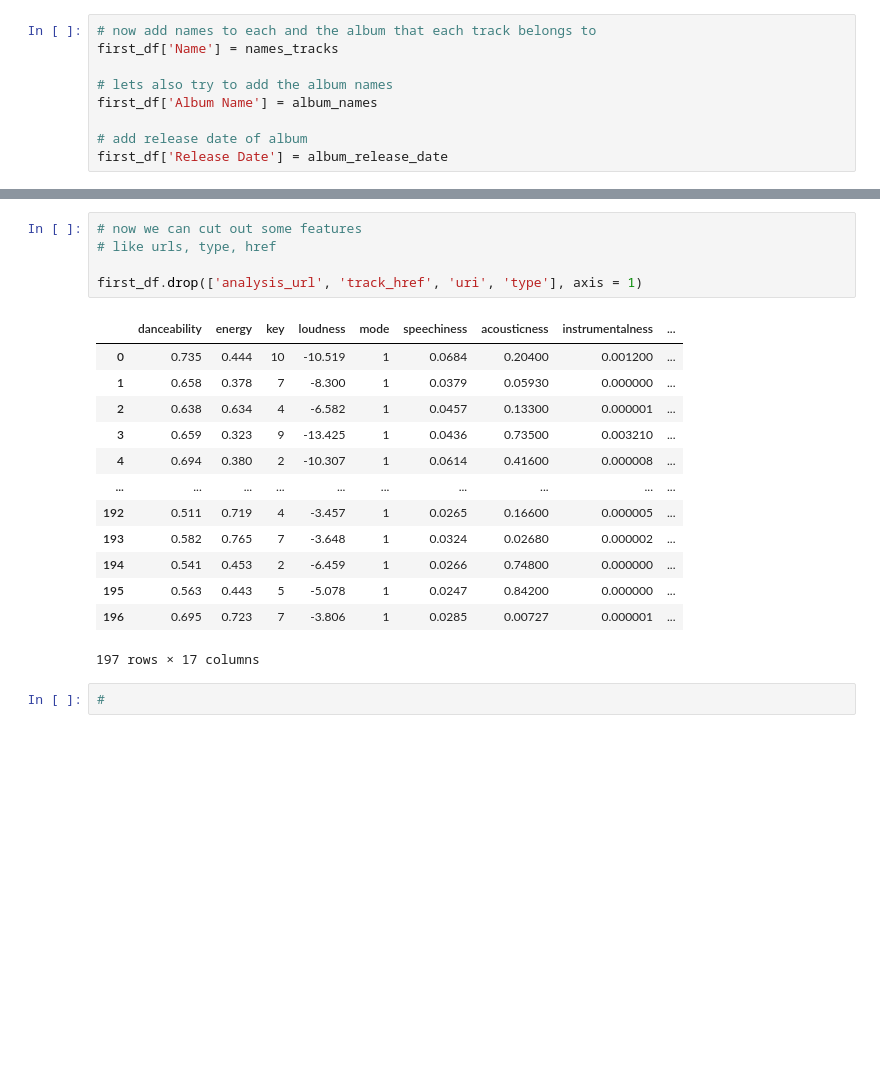
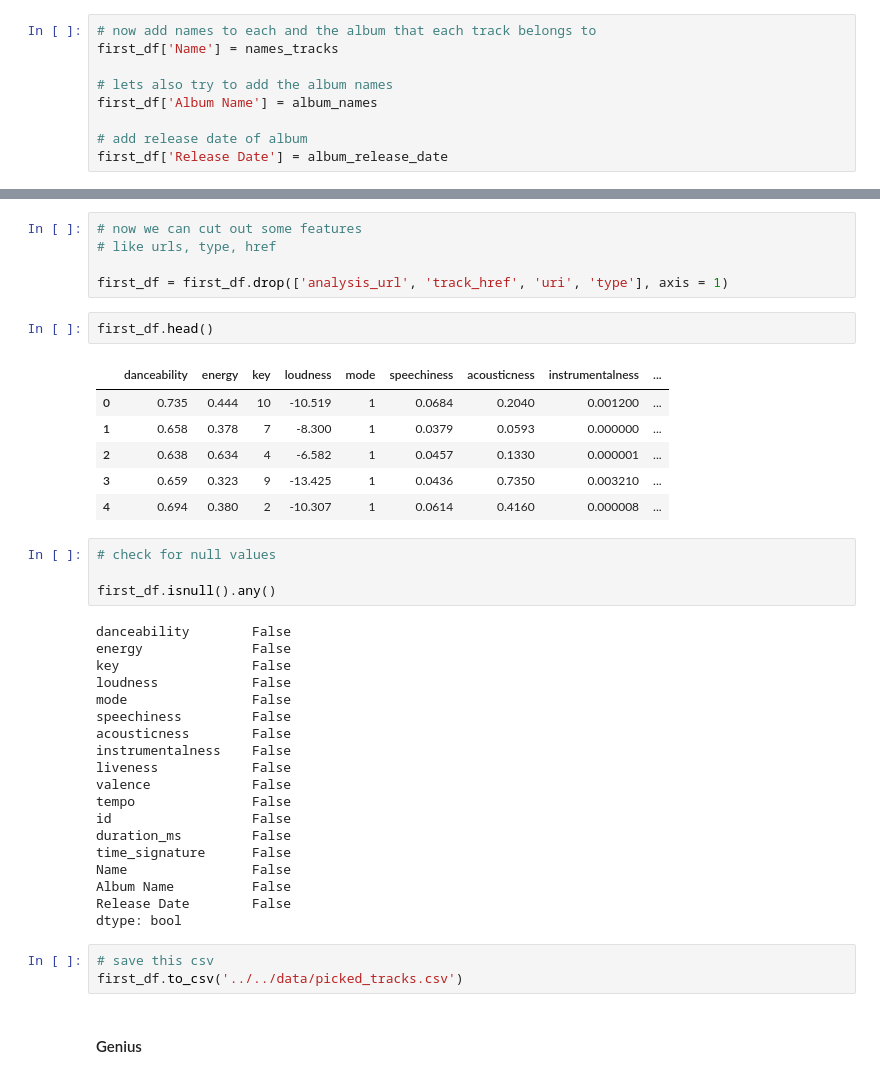
Before and after one commit to iuxo/Taylor-Swift-Lyrics-Analysis, a Jupyter notebook: src/notebooks/EDA.ipynb, the cells around one changed output, grey strips where cells are left out. Drawn from its saved outputs; the diff is of its cells as text; blank space fills up the shorter version.

```diff
--- a/src/notebooks/EDA.ipynb
+++ b/src/notebooks/EDA.ipynb
@@ -253,20 +226,41 @@ first_df
 # now we can cut out some features
 # like urls, type, href
 
-first_df.drop(['analysis_url', 'track_href', 'uri', 'type'], axis = 1)
+first_df = first_df.drop(['analysis_url', 'track_href', 'uri', 'type'], axis = 1)
-# %% [output]
-|  | danceability | energy | key | loudness | mode | speechiness | acousticness | instrumentalness | ... |
-| 0 | 0.735 | 0.444 | 10 | -10.519 | 1 | 0.0684 | 0.20400 | 0.001200 | ... |
-| 1 | 0.658 | 0.378 | 7 | -8.300 | 1 | 0.0379 | 0.05930 | 0.000000 | ... |
-| 2 | 0.638 | 0.634 | 4 | -6.582 | 1 | 0.0457 | 0.13300 | 0.000001 | ... |
-| 3 | 0.659 | 0.323 | 9 | -13.425 | 1 | 0.0436 | 0.73500 | 0.003210 | ... |
-| 4 | 0.694 | 0.380 | 2 | -10.307 | 1 | 0.0614 | 0.41600 | 0.000008 | ... |
-| ... | ... | ... | ... | ... | ... | ... | ... | ... | ... |
-| 192 | 0.511 | 0.719 | 4 | -3.457 | 1 | 0.0265 | 0.16600 | 0.000005 | ... |
-| 193 | 0.582 | 0.765 | 7 | -3.648 | 1 | 0.0324 | 0.02680 | 0.000002 | ... |
-| 194 | 0.541 | 0.453 | 2 | -6.459 | 1 | 0.0266 | 0.74800 | 0.000000 | ... |
-| 195 | 0.563 | 0.443 | 5 | -5.078 | 1 | 0.0247 | 0.84200 | 0.000000 | ... |
-| 196 | 0.695 | 0.723 | 7 | -3.806 | 1 | 0.0285 | 0.00727 | 0.000001 | ... |
-197 rows × 17 columns
-# %%
-#
+# %%
+first_df.head()
+# %% [output]
+|  | danceability | energy | key | loudness | mode | speechiness | acousticness | instrumentalness | ... |
+| 0 | 0.735 | 0.444 | 10 | -10.519 | 1 | 0.0684 | 0.2040 | 0.001200 | ... |
+| 1 | 0.658 | 0.378 | 7 | -8.300 | 1 | 0.0379 | 0.0593 | 0.000000 | ... |
+| 2 | 0.638 | 0.634 | 4 | -6.582 | 1 | 0.0457 | 0.1330 | 0.000001 | ... |
+| 3 | 0.659 | 0.323 | 9 | -13.425 | 1 | 0.0436 | 0.7350 | 0.003210 | ... |
+| 4 | 0.694 | 0.380 | 2 | -10.307 | 1 | 0.0614 | 0.4160 | 0.000008 | ... |
+# %%
+# check for null values
+
+first_df.isnull().any()
+# %% [output]
+danceability        False
+energy              False
+key                 False
+loudness            False
+mode                False
+speechiness         False
+acousticness        False
+instrumentalness    False
+liveness            False
+valence             False
+tempo               False
+id                  False
+duration_ms         False
+time_signature      False
+Name                False
+Album Name          False
+Release Date        False
+dtype: bool
+# %%
+# save this csv
+first_df.to_csv('../../data/picked_tracks.csv')
+# %% [markdown]
+#### Genius
```
Also changed, not shown: parts of 17 cells of this notebook.
